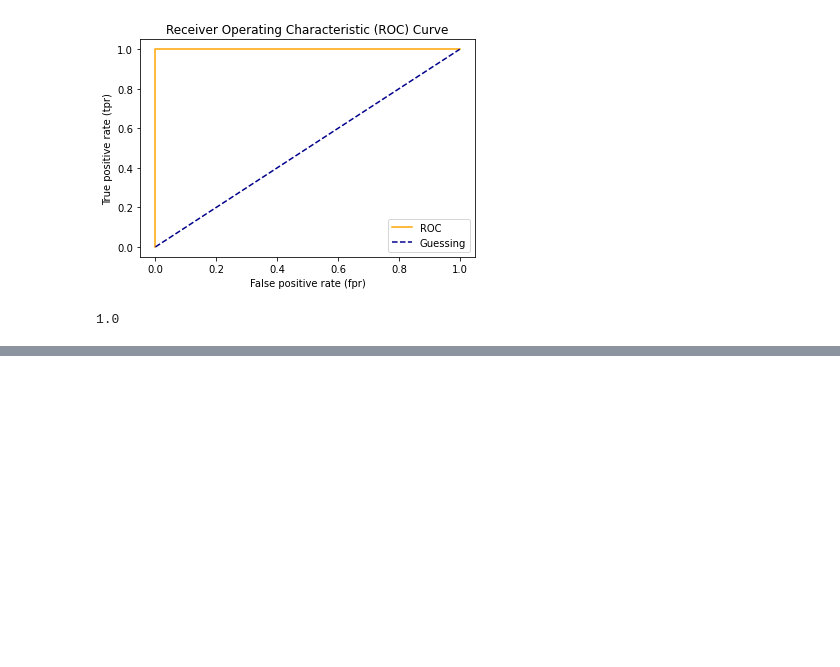
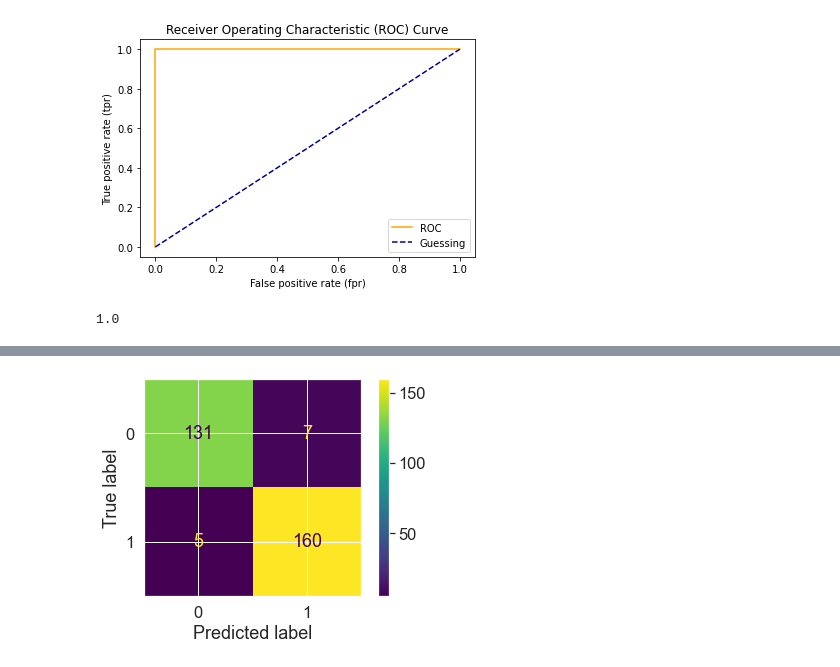
Before and after one commit to emanueldumitru/complete-ml-ds-bootcamp, a Jupyter notebook: workspace/scikit-notebooks/introduction-to-scikit-learn.ipynb, the cells around one changed output, grey strips where cells are left out. Saved outputs shown, nothing was run; the diff lists cells and outputs as text; code cells hidden in the pictures; blank space fills up the shorter version.

```diff
--- a/workspace/scikit-notebooks/introduction-to-scikit-learn.ipynb
+++ b/workspace/scikit-notebooks/introduction-to-scikit-learn.ipynb
@@ -1255,0 +1349,6 @@ roc_auc_score(y_test, y_test)
+# %%
+from sklearn.metrics import plot_confusion_matrix
+
+plot_confusion_matrix(clf, X, y);
+# %% [output]
+[figure, added]
```
Also changed, not shown: parts of 9 cells of this notebook, 1 other file.
